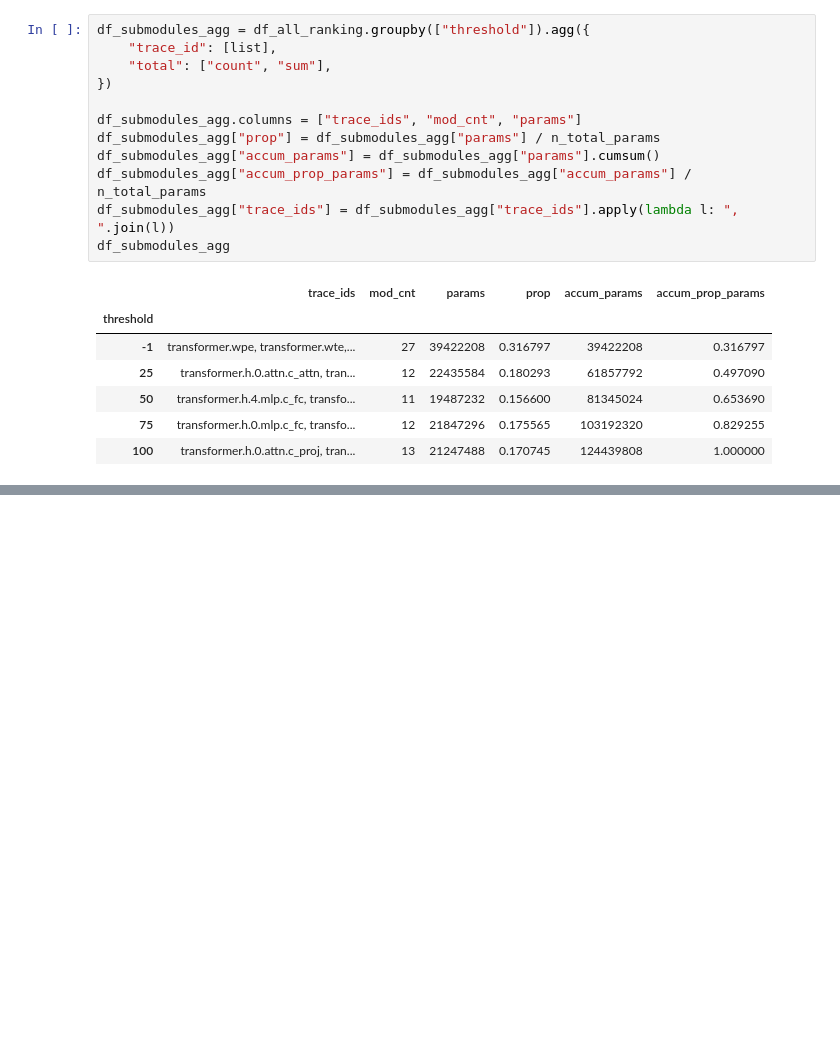
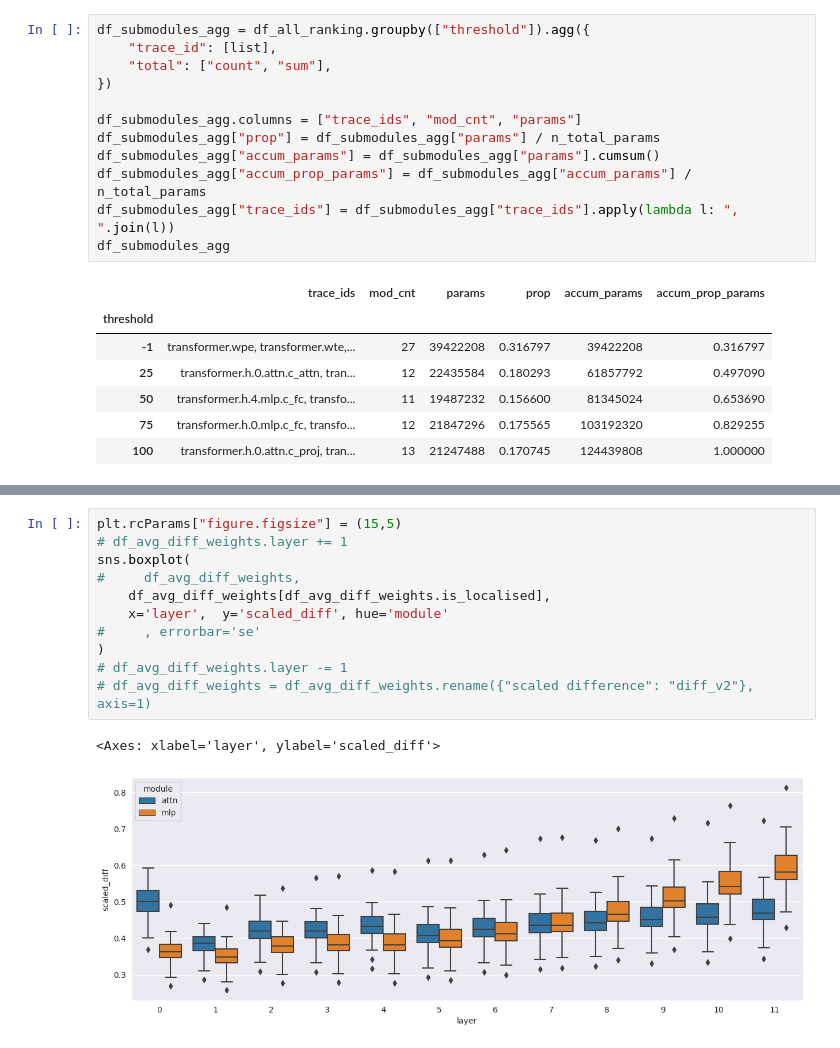
Before and after one commit to joonable/domain_adaptation_m2d2, a Jupyter notebook: 230709_local_anal_weights_v6.ipynb, the cells around one changed output, grey strips where cells are left out. Cells and saved outputs as stored; diff of their text form; blank space fills up the shorter version.

```diff
--- a/230709_local_anal_weights_v6.ipynb
+++ b/230709_local_anal_weights_v6.ipynb
@@ -626,0 +793,14 @@ df_result.to_pickle("./data/df_localisation_result_230711.pkl")
+# %%
+plt.rcParams["figure.figsize"] = (15,5)
+# df_avg_diff_weights.layer += 1
+sns.boxplot(
+#     df_avg_diff_weights,
+    df_avg_diff_weights[df_avg_diff_weights.is_localised],
+    x='layer',  y='scaled_diff', hue='module'
+#     , errorbar='se'
+)
+# df_avg_diff_weights.layer -= 1
+# df_avg_diff_weights = df_avg_diff_weights.rename({"scaled difference": "diff_v2"}, axis=1)
+# %% [output]
+<Axes: xlabel='layer', ylabel='scaled_diff'>
+[figure, added]
```
Also changed, not shown: parts of 49 cells of this notebook, 1 other file.
